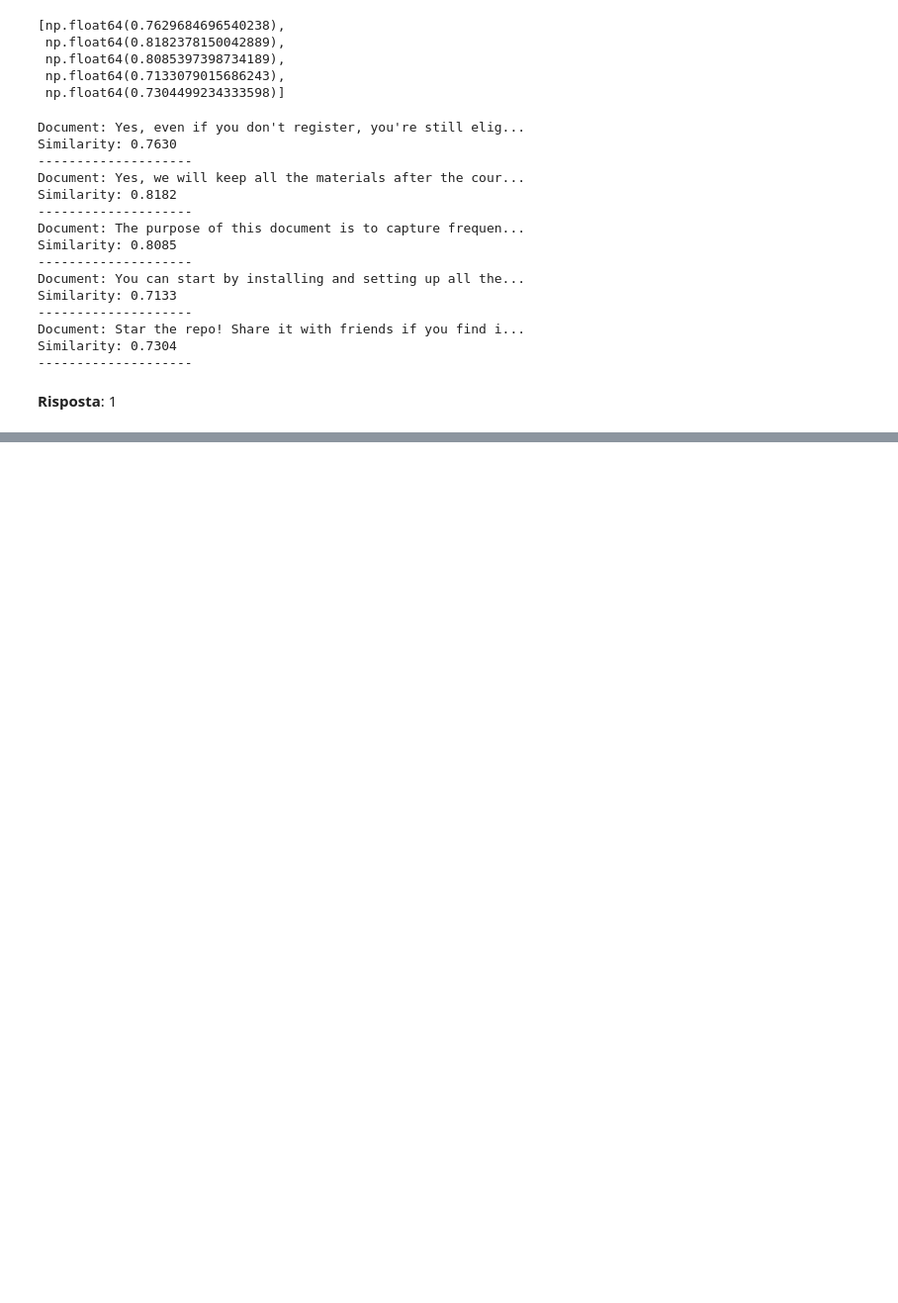
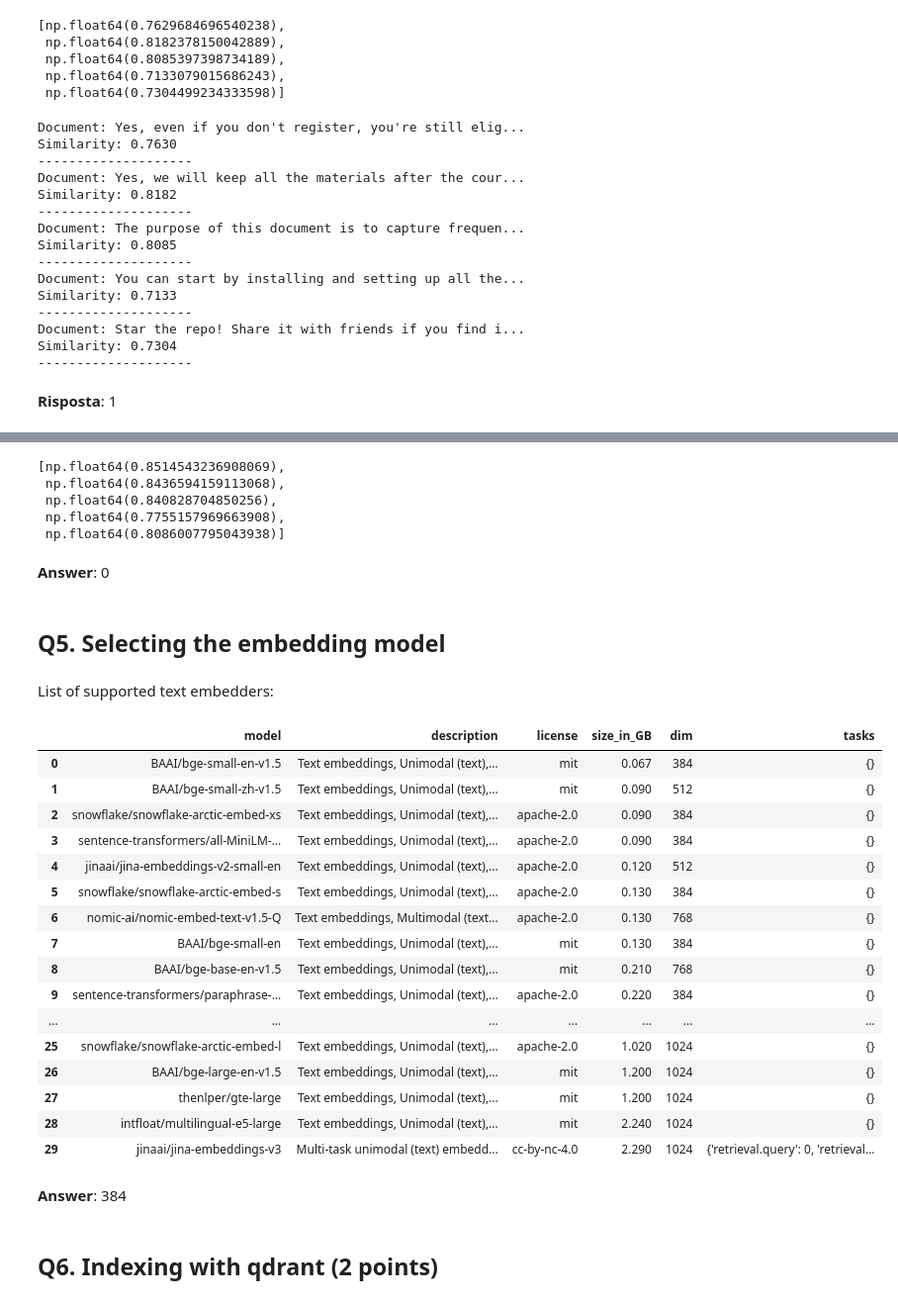
Before and after one commit to trnq-eu/llm-zoomcamp, a Jupyter notebook: homework-02/llm_zoomcampo_2025_homework_02.ipynb, the cells around one changed output, grey strips where cells are left out. Shown: that part at 99% size. Cells and saved outputs as stored; diff of their text form; code cells hidden in the pictures; blank space fills up the shorter version.

Commit message:
updated homework notebook for lesson 2 with all the answers

```diff
--- a/homework-02/llm_zoomcampo_2025_homework_02.ipynb
+++ b/homework-02/llm_zoomcampo_2025_homework_02.ipynb
@@ -221,0 +235,61 @@ Similarity: 0.7304
+# %%
+full_text_similarities = []
+
+for doc in documents:
+  document_embedding = np.array(list(model_handle.embed(doc['full_text']))[0])
+  similarity = cosine_similarity(query_embedding, document_embedding)
+  full_text_similarities.append(similarity)
+
+full_text_similarities
+# %% [output]
+[np.float64(0.8514543236908069),
+ np.float64(0.8436594159113068),
+ np.float64(0.840828704850256),
+ np.float64(0.7755157969663908),
+ np.float64(0.8086007795043938)]
+# %% [markdown]
+**Answer**: 0
+# %% [markdown]
+## Q5. Selecting the embedding model
+# %% [markdown]
+List of supported text embedders:
+# %%
+import pandas as pd
+
+from fastembed import (
+    SparseTextEmbedding,
+    TextEmbedding,
+    LateInteractionTextEmbedding,
+    ImageEmbedding,
+)
+from fastembed.rerank.cross_encoder import TextCrossEncoder
+
+supported_models = (
+    pd.DataFrame(TextEmbedding.list_supported_models())
+    .sort_values("size_in_GB")
+    .drop(columns=["sources", "model_file", "additional_files"])
+    .reset_index(drop=True)
+)
+supported_models
+# %% [output]
+|  | model | description | license | size_in_GB | dim | tasks |
+| 0 | BAAI/bge-small-en-v1.5 | Text embeddings, Unimodal (text),... | mit | 0.067 | 384 | {} |
+| 1 | BAAI/bge-small-zh-v1.5 | Text embeddings, Unimodal (text),... | mit | 0.090 | 512 | {} |
+| 2 | snowflake/snowflake-arctic-embed-xs | Text embeddings, Unimodal (text),... | apache-2.0 | 0.090 | 384 | {} |
+| 3 | sentence-transformers/all-MiniLM-... | Text embeddings, Unimodal (text),... | apache-2.0 | 0.090 | 384 | {} |
+| 4 | jinaai/jina-embeddings-v2-small-en | Text embeddings, Unimodal (text),... | apache-2.0 | 0.120 | 512 | {} |
+| 5 | snowflake/snowflake-arctic-embed-s | Text embeddings, Unimodal (text),... | apache-2.0 | 0.130 | 384 | {} |
+| 6 | nomic-ai/nomic-embed-text-v1.5-Q | Text embeddings, Multimodal (text... | apache-2.0 | 0.130 | 768 | {} |
+| 7 | BAAI/bge-small-en | Text embeddings, Unimodal (text),... | mit | 0.130 | 384 | {} |
+| 8 | BAAI/bge-base-en-v1.5 | Text embeddings, Unimodal (text),... | mit | 0.210 | 768 | {} |
+| 9 | sentence-transformers/paraphrase-... | Text embeddings, Unimodal (text),... | apache-2.0 | 0.220 | 384 | {} |
+| ... | ... | ... | ... | ... | ... | ... |
+| 25 | snowflake/snowflake-arctic-embed-l | Text embeddings, Unimodal (text),... | apache-2.0 | 1.020 | 1024 | {} |
+| 26 | BAAI/bge-large-en-v1.5 | Text embeddings, Unimodal (text),... | mit | 1.200 | 1024 | {} |
+| 27 | thenlper/gte-large | Text embeddings, Unimodal (text),... | mit | 1.200 | 1024 | {} |
+| 28 | intfloat/multilingual-e5-large | Text embeddings, Unimodal (text),... | mit | 2.240 | 1024 | {} |
+| 29 | jinaai/jina-embeddings-v3 | Multi-task unimodal (text) embedd... | cc-by-nc-4.0 | 2.290 | 1024 | {'retrieval.query': 0, 'retrieval... |
+# %% [markdown]
+**Answer**: 384
+# %% [markdown]
+## Q6. Indexing with qdrant (2 points)
```
Also changed, not shown: parts of 13 cells of this notebook.
